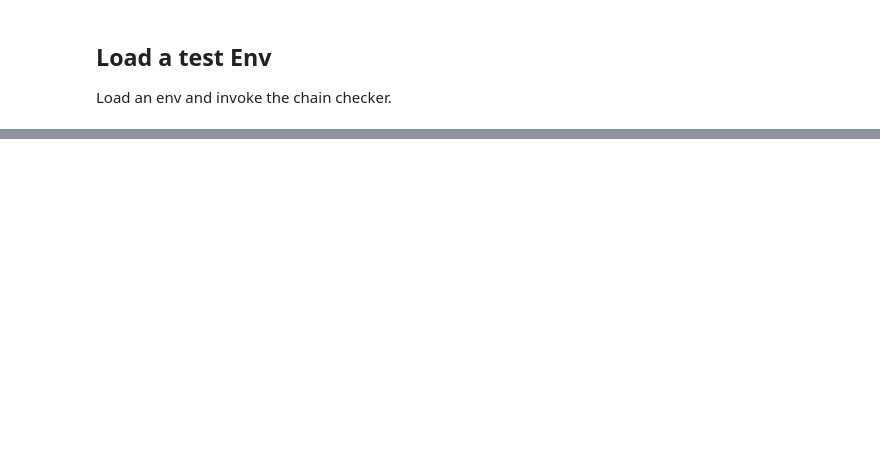
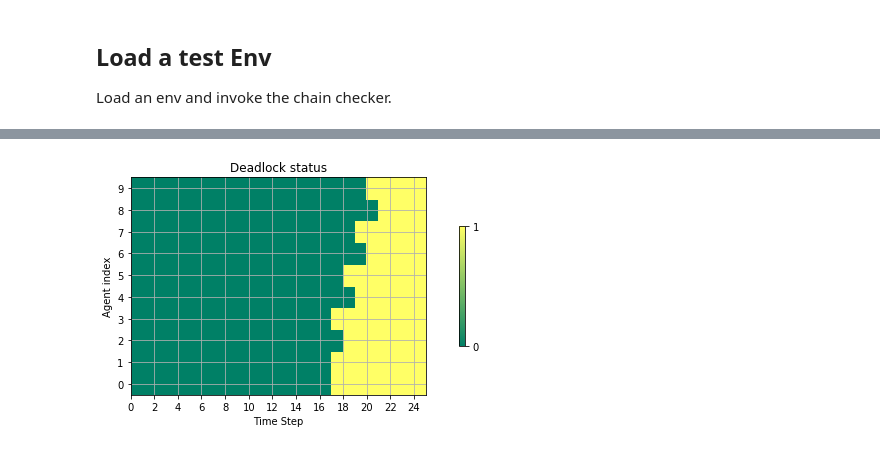
Before and after one commit to flatland-association/flatland-rl, a Jupyter notebook: notebooks/Agent-Close-Following.ipynb, the cells around one changed output, grey strips where cells are left out. Cells and saved outputs as stored; diff of their text form; code cells hidden in the pictures; blank space fills up the shorter version.

Commit message:
tweaked the deadlock example in the agent-close-following notebook

```diff
--- a/notebooks/Agent-Close-Following.ipynb
+++ b/notebooks/Agent-Close-Following.ipynb
@@ -161,3 +202,19 @@ gnDeadlockExpected = np.array([ 0,  0,  0,  0,  0,  0,  0,  0,  0,  0,  0,  0,
 gnDeadlock = np.sum(g3Ep[:,:,5], axis=1)
 
 assert np.all(gnDeadlock == gnDeadlockExpected), "Deadlocks by step do not match expected values!"
+# %%
+cmap = plt.get_cmap("summer")
+nT, nAg, _ = g3Ep.shape
+plt.pcolormesh(g3Ep[:,:,5].T, cmap=cmap)
+plt.xlabel("Time Step")
+plt.xticks(range(0,nT, 2))
+plt.ylabel("Agent index")
+plt.yticks(np.arange(0.5, nAg+0.5), labels=range(nAg))
+#plt.yticks(range(nAg), minor=True)
+
+
+plt.colorbar(ticks=[0,1], fraction=0.018, pad=0.1)
+plt.title("Deadlock status")
+plt.grid()
+# %% [output]
+[figure, added]
```
Also changed, not shown: parts of 11 cells of this notebook.
